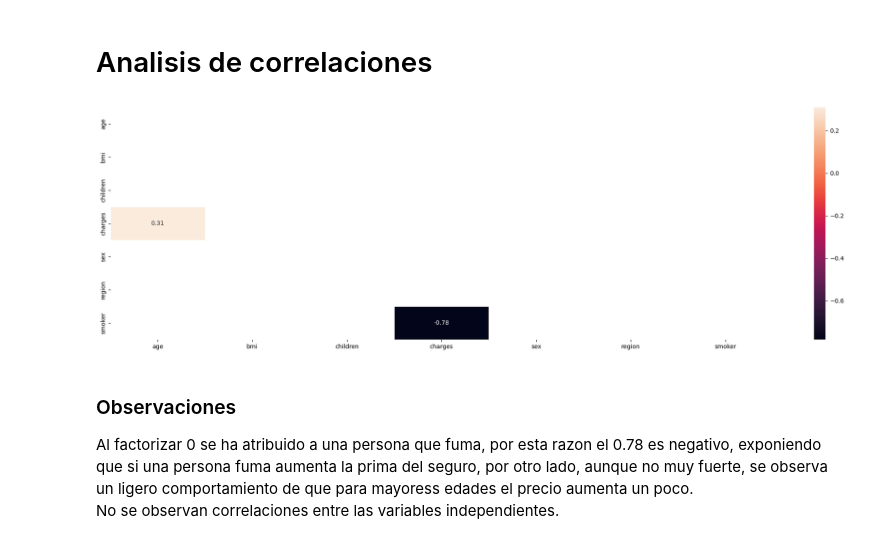
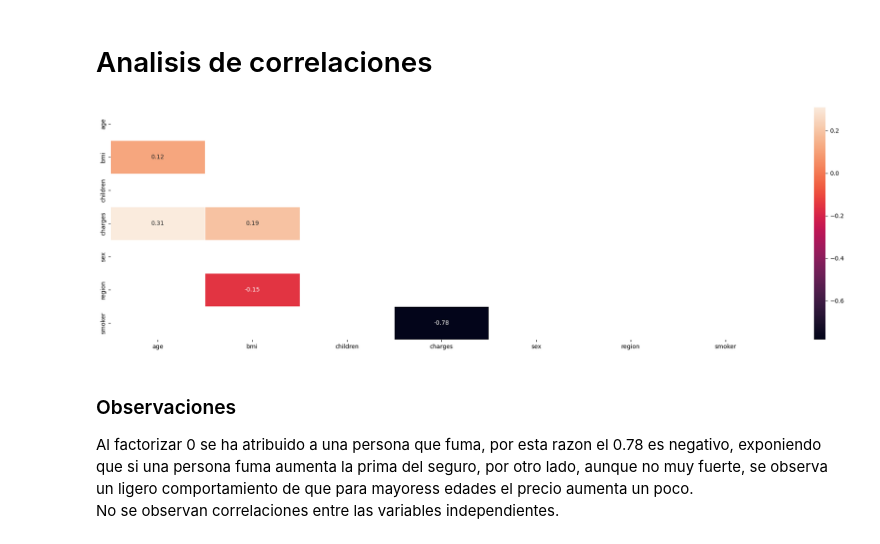
Before and after one commit to Betaniammc/streamlit, a Jupyter notebook: src/02-linear-regression-medical-insurance-cost.ipynb, the cells around one changed output. Saved outputs shown, nothing was run; the diff lists cells and outputs as text; code cells hidden in the pictures.

```diff
--- a/src/02-linear-regression-medical-insurance-cost.ipynb
+++ b/src/02-linear-regression-medical-insurance-cost.ipynb
@@ -239,15 +239,15 @@ df_numerico['smoker'] = pd.factorize(df['smoker'])[0]
 # %%
 #correlacion de las variables con el df_numerico auxiliar
 corr = df_numerico.corr()
 mask = np.triu(np.ones_like(corr, dtype=bool))
-significant_corr = corr[abs(corr) > 0.2]
+significant_corr = corr[abs(corr) > 0.1]
 significant_corr
 fig, axis = plt.subplots(figsize=(20, 6))
 sns.heatmap(significant_corr, mask=mask, annot=True, linewidths=0.5, fmt=".2f")
 plt.tight_layout()
 plt.show()
 # %% [output]
-[figure, old version]
+[figure, new version]
 # %% [markdown]
 <h3>Observaciones</h3>
 Al factorizar 0 se ha atribuido a una persona que fuma, por esta razon el 0.78 es negativo, exponiendo que si una persona fuma aumenta la prima del seguro, por otro lado, aunque no muy fuerte, se observa un ligero comportamiento de que para mayoress edades el precio aumenta un poco.
```
Also changed, not shown: parts of 15 cells of this notebook, 2 other files.
